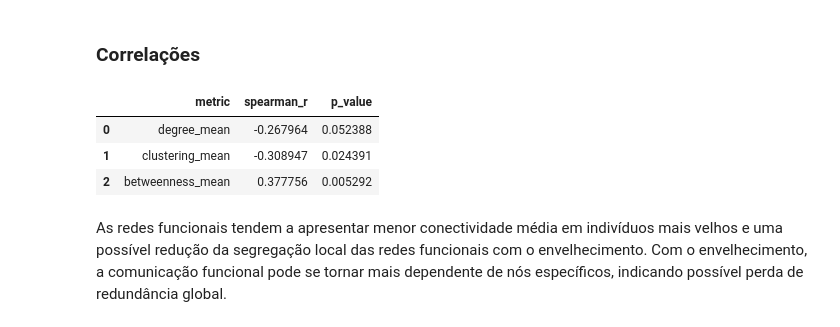
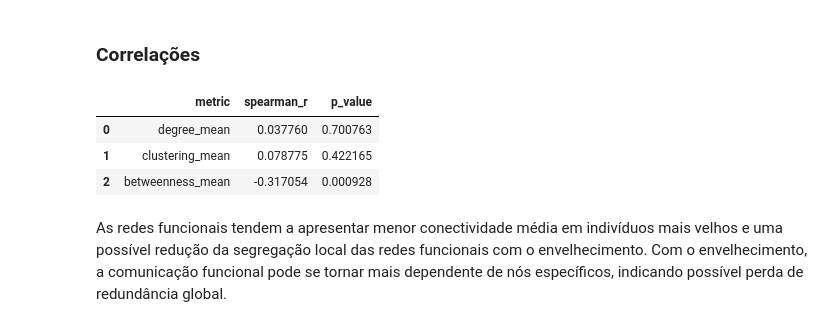
Before and after one commit to annesantos1990/TCC, a Jupyter notebook: notebook/01_eda/03_analise_descriva_redes.ipynb, the cells around one changed output. Cells and saved outputs as stored; diff of their text form; code cells hidden in the pictures.

Commit message:
Atualiza notebooks de EDA após rename de colunas e dataset processado.
Alinha referências a Faixa Etária/Gênero e paths relativos ao parquet final.

Co-authored-by: Cursor <cursoragent@cursor.com>

```diff
--- a/notebook/01_eda/03_analise_descriva_redes.ipynb
+++ b/notebook/01_eda/03_analise_descriva_redes.ipynb
@@ -181,26 +183,26 @@ for metric, label in GRAPH_METRICS.items():
 ### Correlações
 # %%
 # Correlation Age Group
-age_ord_map = {"young": 0, "middle": 1, "older": 2}
-df_healthy["age_ord"] = df_healthy["age_group"].map(age_ord_map)
+age_ord_map = {"young": 0, "older": 1}
+df_healthy["age_ord"] = df_healthy["Faixa Etária"].map(age_ord_map)
 
 corr_results = []
 
 for metric in GRAPH_METRICS:
     valid = df_healthy[[metric, "age_ord"]].dropna()
     r, p = spearmanr(valid["age_ord"], valid[metric])
     corr_results.append({
         "metric": metric,
         "spearman_r": r,
         "p_value": p
     })
 
 pd.DataFrame(corr_results)
 # %% [output]
 |  | metric | spearman_r | p_value |
-| 0 | degree_mean | -0.267964 | 0.052388 |
-| 1 | clustering_mean | -0.308947 | 0.024391 |
-| 2 | betweenness_mean | 0.377756 | 0.005292 |
+| 0 | degree_mean | 0.037760 | 0.700763 |
+| 1 | clustering_mean | 0.078775 | 0.422165 |
+| 2 | betweenness_mean | -0.317054 | 0.000928 |
 # %% [markdown]
 As redes funcionais tendem a apresentar menor conectividade média em indivíduos mais velhos e uma possível redução da segregação local das redes funcionais com o envelhecimento. Com o envelhecimento, a comunicação funcional pode se tornar mais dependente de nós específicos, indicando possível perda de redundância global.
 # %% [markdown]
```
Also changed, not shown: parts of 8 cells of this notebook, 2 other files.
